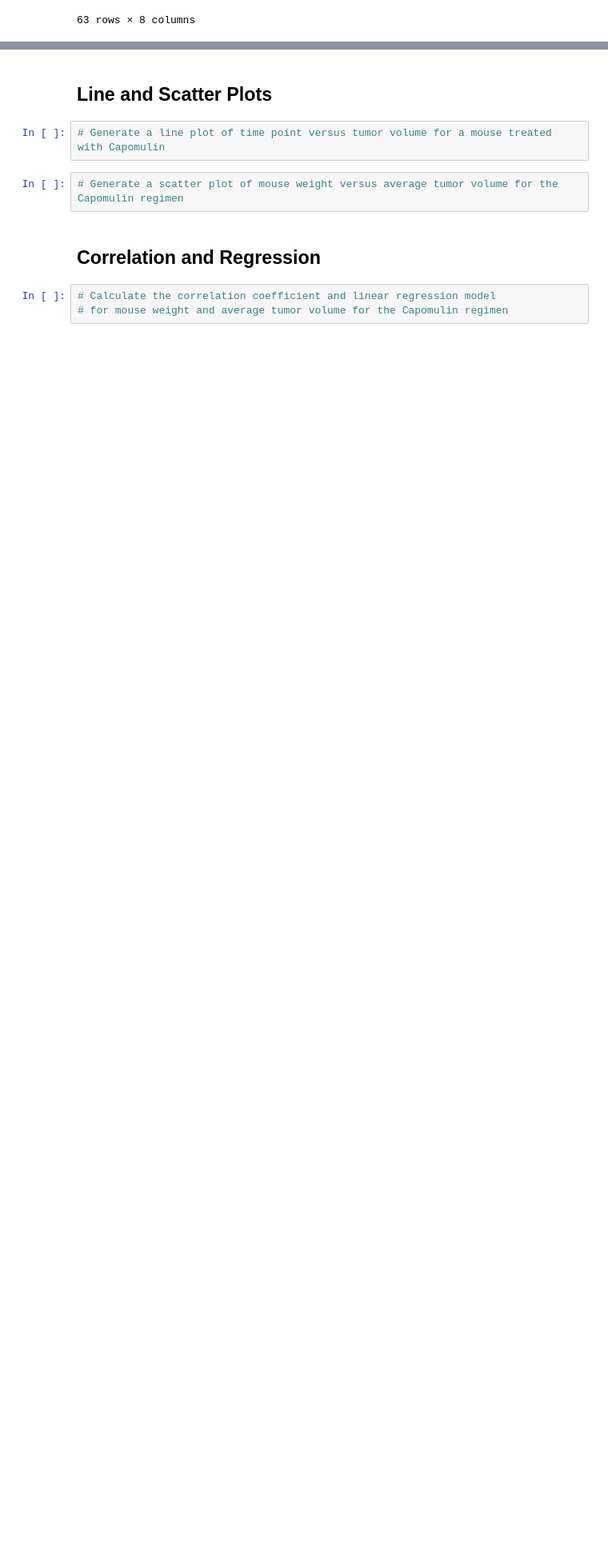
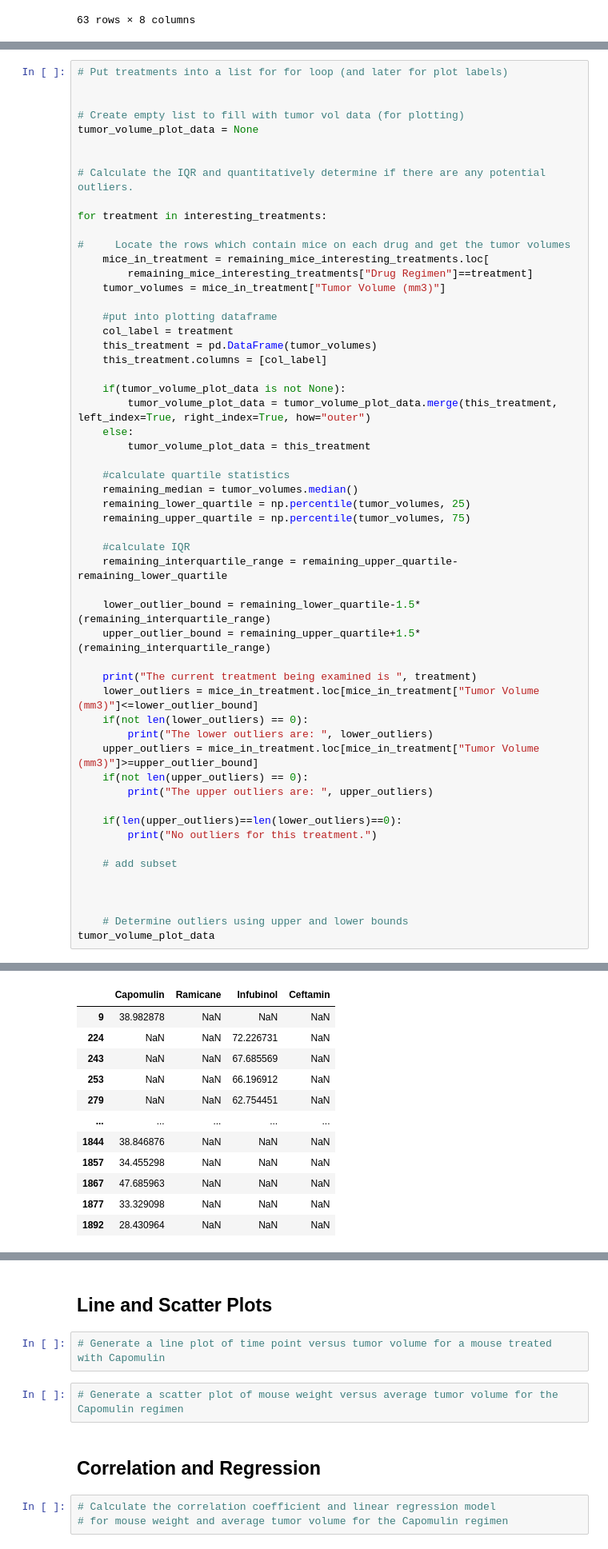
Before and after one commit to Gendo90/matplotlib-challenge, a Jupyter notebook: Pymaceuticals/Pymaceuticals/pymaceuticals_starter.ipynb, the cells around one changed output, grey strips where cells are left out. Shown at 80% size. Cells and saved outputs as stored; diff of their text form; blank space fills up the shorter version.

```diff
--- a/Pymaceuticals/Pymaceuticals/pymaceuticals_starter.ipynb
+++ b/Pymaceuticals/Pymaceuticals/pymaceuticals_starter.ipynb
@@ -429,0 +386,56 @@ Index: []
+# %%
+# Put treatments into a list for for loop (and later for plot labels)
+
+
+# Create empty list to fill with tumor vol data (for plotting)
+tumor_volume_plot_data = None
+
+
+# Calculate the IQR and quantitatively determine if there are any potential outliers.
+
+for treatment in interesting_treatments:
+
+#     Locate the rows which contain mice on each drug and get the tumor volumes
+    mice_in_treatment = remaining_mice_interesting_treatments.loc[
+        remaining_mice_interesting_treatments["Drug Regimen"]==treatment]
+    tumor_volumes = mice_in_treatment["Tumor Volume (mm3)"]
+
+    #put into plotting dataframe
+    col_label = treatment
+    this_treatment = pd.DataFrame(tumor_volumes)
+    this_treatment.columns = [col_label]
+
+    if(tumor_volume_plot_data is not None):
+        tumor_volume_plot_data = tumor_volume_plot_data.merge(this_treatment, left_index=True, right_index=True, how="outer")
+    else:
+        tumor_volume_plot_data = this_treatment
+
+    #calculate quartile statistics
+    remaining_median = tumor_volumes.median()
+    remaining_lower_quartile = np.percentile(tumor_volumes, 25)
+    remaining_upper_quartile = np.percentile(tumor_volumes, 75)
+
+    #calculate IQR
+    remaining_interquartile_range = remaining_upper_quartile-remaining_lower_quartile
+
+    lower_outlier_bound = remaining_lower_quartile-1.5*(remaining_interquartile_range)
+    upper_outlier_bound = remaining_upper_quartile+1.5*(remaining_interquartile_range)
+
+    print("The current treatment being examined is ", treatment)
+    lower_outliers = mice_in_treatment.loc[mice_in_treatment["Tumor Volume (mm3)"]<=lower_outlier_bound]
+    if(not len(lower_outliers) == 0):
+        print("The lower outliers are: ", lower_outliers)
+    upper_outliers = mice_in_treatment.loc[mice_in_treatment["Tumor Volume (mm3)"]>=upper_outlier_bound]
+    if(not len(upper_outliers) == 0):
+        print("The upper outliers are: ", upper_outliers)
+
+    if(len(upper_outliers)==len(lower_outliers)==0):
+        print("No outliers for this treatment.")
+
+    # add subset
+
+
+
+    # Determine outliers using upper and lower bounds
+tumor_volume_plot_data
+# %% [output]
@@ -429,0 +450,12 @@ Index: []
+|  | Capomulin | Ramicane | Infubinol | Ceftamin |
+| 9 | 38.982878 | NaN | NaN | NaN |
+| 224 | NaN | NaN | 72.226731 | NaN |
+| 243 | NaN | NaN | 67.685569 | NaN |
+| 253 | NaN | NaN | 66.196912 | NaN |
+| 279 | NaN | NaN | 62.754451 | NaN |
+| ... | ... | ... | ... | ... |
+| 1844 | 38.846876 | NaN | NaN | NaN |
+| 1857 | 34.455298 | NaN | NaN | NaN |
+| 1867 | 47.685963 | NaN | NaN | NaN |
+| 1877 | 33.329098 | NaN | NaN | NaN |
+| 1892 | 28.430964 | NaN | NaN | NaN |
```
Also changed, not shown: parts of 3 cells of this notebook.
